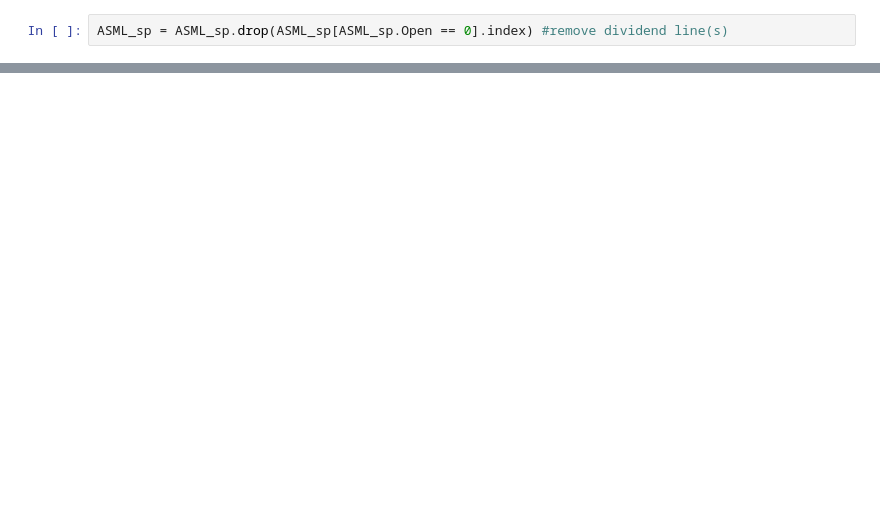
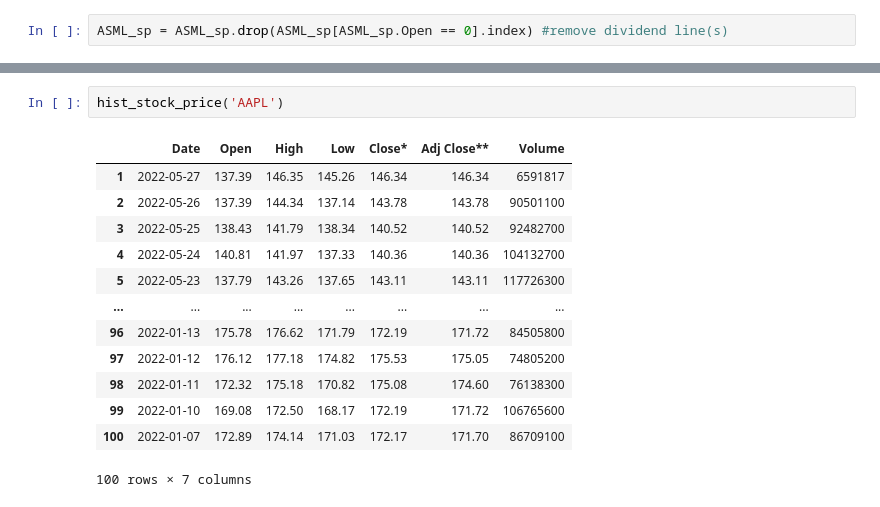
Before and after one commit to stijnverpoest/stock-scraping, a Jupyter notebook: stock_scraping.ipynb, the cells around one changed output, grey strips where cells are left out. Cells and saved outputs as stored; diff of their text form; blank space fills up the shorter version.

```diff
--- a/stock_scraping.ipynb
+++ b/stock_scraping.ipynb
@@ -76,0 +135,16 @@ plt.show()
+# %%
+hist_stock_price('AAPL')
+# %% [output]
+|  | Date | Open | High | Low | Close* | Adj Close** | Volume |
+| 1 | 2022-05-27 | 137.39 | 146.35 | 145.26 | 146.34 | 146.34 | 6591817 |
+| 2 | 2022-05-26 | 137.39 | 144.34 | 137.14 | 143.78 | 143.78 | 90501100 |
+| 3 | 2022-05-25 | 138.43 | 141.79 | 138.34 | 140.52 | 140.52 | 92482700 |
+| 4 | 2022-05-24 | 140.81 | 141.97 | 137.33 | 140.36 | 140.36 | 104132700 |
+| 5 | 2022-05-23 | 137.79 | 143.26 | 137.65 | 143.11 | 143.11 | 117726300 |
+| ... | ... | ... | ... | ... | ... | ... | ... |
+| 96 | 2022-01-13 | 175.78 | 176.62 | 171.79 | 172.19 | 171.72 | 84505800 |
+| 97 | 2022-01-12 | 176.12 | 177.18 | 174.82 | 175.53 | 175.05 | 74805200 |
+| 98 | 2022-01-11 | 172.32 | 175.18 | 170.82 | 175.08 | 174.60 | 76138300 |
+| 99 | 2022-01-10 | 169.08 | 172.50 | 168.17 | 172.19 | 171.72 | 106765600 |
+| 100 | 2022-01-07 | 172.89 | 174.14 | 171.03 | 172.17 | 171.70 | 86709100 |
+100 rows × 7 columns
```
Also changed, not shown: parts of 15 cells of this notebook.
